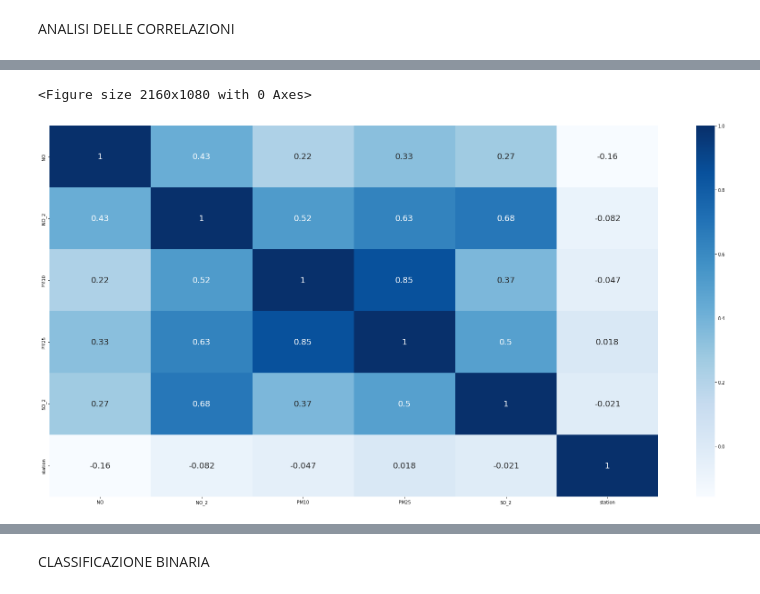
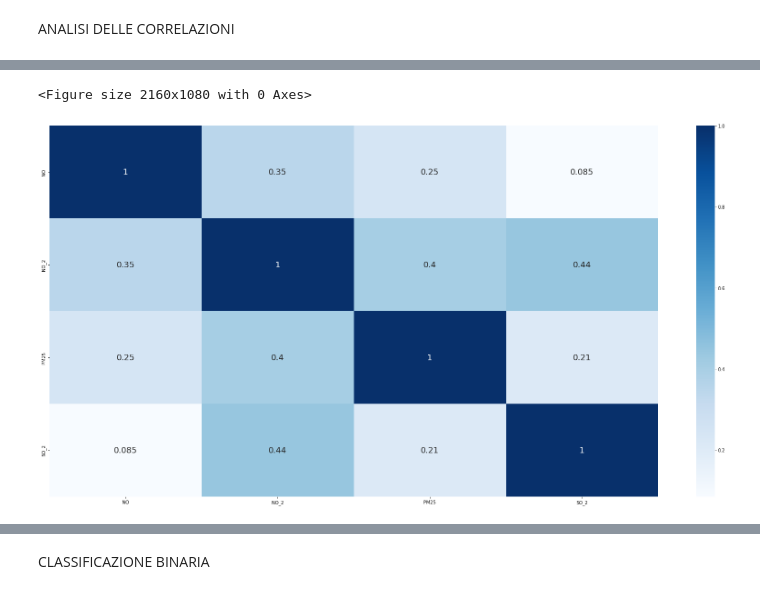
Before and after one commit to ChiaraAmalia/DataScience2Project, a Jupyter notebook: Classificazione.ipynb, the cells around one changed output, grey strips where cells are left out. Saved outputs shown, nothing was run; the diff lists cells and outputs as text; code cells hidden in the pictures.

```diff
--- a/Classificazione.ipynb
+++ b/Classificazione.ipynb
@@ -188,0 +79,14 @@ station  date
+# %%
+condition_list = [(Livello <= 20), (Livello > 20)]
+
+choicelist = [0,1]
+
+Livello = np.select(condition_list, choicelist, default='Non Specificato')
+
+Livello = Livello.astype(int)
+
+print(Livello)
+
+#Livello = pd.DataFrame(Livello, columns = ['Tolleranza'])
+
+#Livello.value_counts()
@@ -198,0 +105,7 @@ allMadrid.head()
+# %%
+scaler = MinMaxScaler()
+scaled_d = scaler.fit_transform(allMadrid[["NO", "NO_2", "PM25", "SO_2"]])
+allMadrid[["NO", "NO_2", "PM25", "SO_2"]] = scaled_d
+#scaled_d = scaler.fit_transform(allMadrid[["NOx", "NO_2", "PM25", "SO_2"]])
+#allMadrid[["NOx", "NO_2", "PM25", "SO_2"]] = scaled_d
+allMadrid.head()
@@ -199,10 +119,2 @@ allMadrid.head()
 # %% [markdown]
 CLASSIFICAZIONE
-# %%
-condition_list = [(allMadrid['PM10'] <= 30), (allMadrid['PM10'] > 30)]
-
-choicelist = [0,1]
-
-allMadrid['Livello'] = np.select(condition_list, choicelist, default='Non Specificato')
-
-allMadrid['Livello'].value_counts()
@@ -247,10 +124,9 @@ allMadrid.head()
 BILANCIAMENTO DEL DATASET
 # %%
 #separazione da tollerabile a non_tollerabile
-Livello = allMadrid['Livello']
 allMadrid['Livello'] = pd.Series(Livello)
-non_tollerabile = allMadrid[allMadrid.Livello == '1']
-tollerabile = allMadrid[allMadrid.Livello == '0']
+non_tollerabile = allMadrid[allMadrid.Livello == 1]
+tollerabile = allMadrid[allMadrid.Livello == 0]
 
 print("Tollerabili: ", len(tollerabile), "Non tollerabili: ", len(non_tollerabile))
 # %% [output]
@@ -278,13 +160,13 @@ ANALISI DELLE CORRELAZIONI
 # %%
 plt.figure(figsize=(30,15))
 
-x = x.drop(['BEN', 'CO', 'EBE', 'NMHC', 'O_3', 'TCH', 'TOL'], axis=1)
+#x = x.drop(['BEN', 'CO', 'EBE', 'NMHC', 'O_3', 'TCH', 'TOL'], axis=1)
 
 plt.figure(figsize=(30,15))
 ax = sns.heatmap(x.corr(),cmap="Blues",annot=True,annot_kws={"size": 18})
 # %% [output]
 <Figure size 2160x1080 with 0 Axes>
-[figure, old version]
+[figure, new version]
 # %%
 allMadrid.head()
 allMadrid.info()
```
Also changed, not shown: parts of 25 cells of this notebook.
